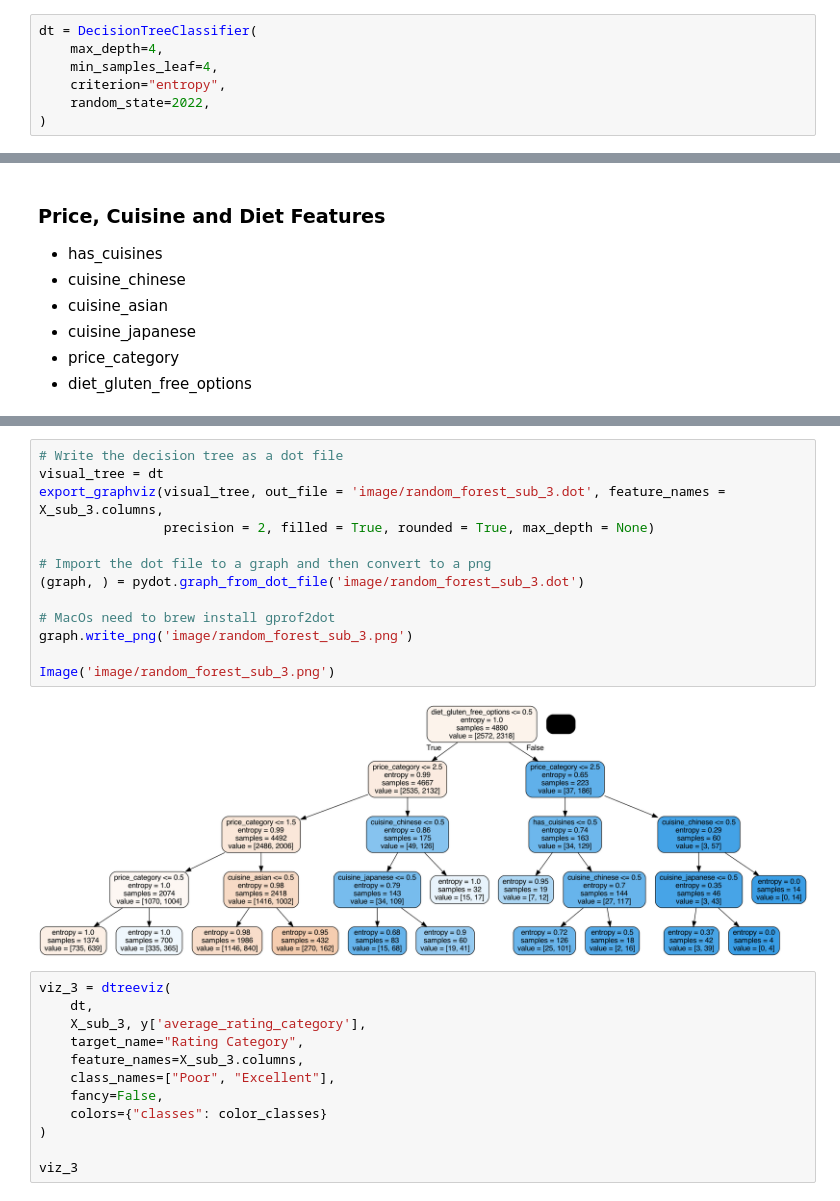
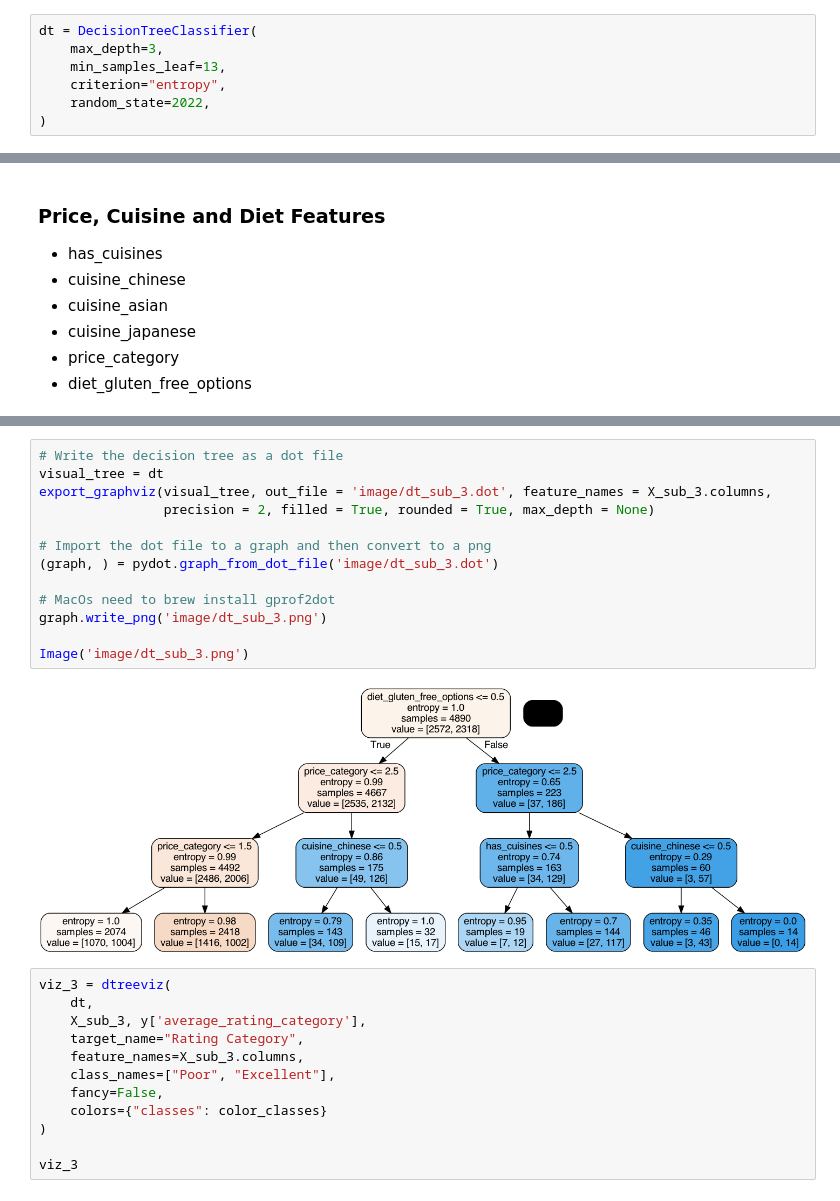
Before and after one commit to chinhockyang/restaurant_ratings_analysis, a Jupyter notebook: 08_ML_random_forest.ipynb, the cells around one changed output, grey strips where cells are left out. Drawn from its saved outputs; the diff is of its cells as text.

```diff
--- a/08_ML_random_forest.ipynb
+++ b/08_ML_random_forest.ipynb
@@ -1431,8 +1377,8 @@ ROC_AUC: 0.86785
 X_sub_1 = X[["average_sentiment_score", "img_uploaded_per_review"]].copy()
 # %%
 dt = DecisionTreeClassifier(
-    max_depth=4,
-    min_samples_leaf=4,
+    max_depth=3,
+    min_samples_leaf=13,
     criterion="entropy",
     random_state=2022,
 )
@@ -1614,18 +1548,18 @@ ROC_AUC: 0.57927
 # %%
 # Write the decision tree as a dot file
 visual_tree = dt
-export_graphviz(visual_tree, out_file = 'image/random_forest_sub_3.dot', feature_names = X_sub_3.columns,
+export_graphviz(visual_tree, out_file = 'image/dt_sub_3.dot', feature_names = X_sub_3.columns,
                 precision = 2, filled = True, rounded = True, max_depth = None)
 
 # Import the dot file to a graph and then convert to a png
-(graph, ) = pydot.graph_from_dot_file('image/random_forest_sub_3.dot')
+(graph, ) = pydot.graph_from_dot_file('image/dt_sub_3.dot')
 
 # MacOs need to brew install gprof2dot
-graph.write_png('image/random_forest_sub_3.png')
+graph.write_png('image/dt_sub_3.png')
 
-Image('image/random_forest_sub_3.png')
+Image('image/dt_sub_3.png')
 # %% [output]
-[figure, old version]
+[figure, new version]
 # %%
 viz_3 = dtreeviz(
     dt,
```
Also changed, not shown: parts of 39 cells of this notebook, 27 other files.
